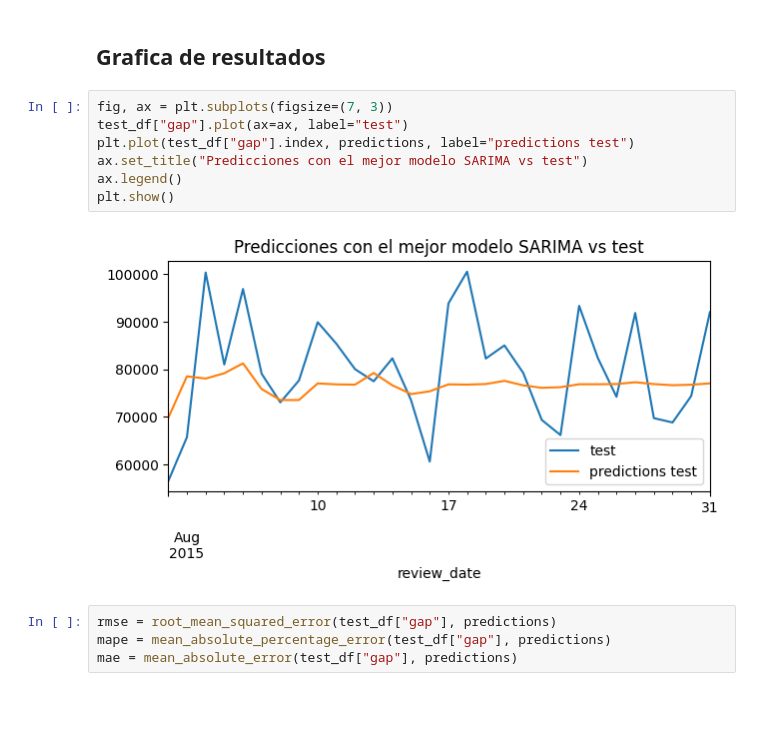
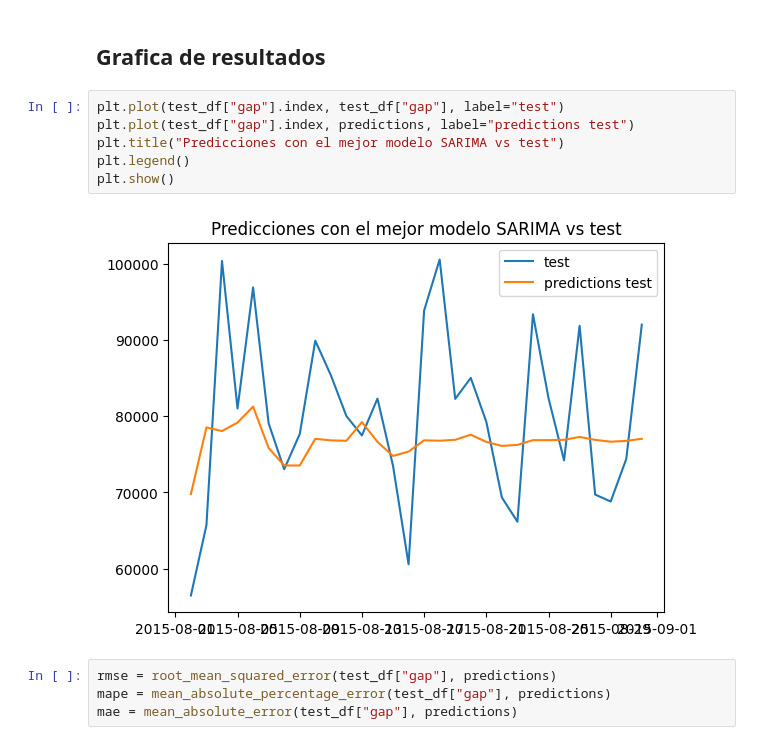
Before and after one commit to maestria-ds-eafit/proyecto-integrador-semestre-2, a Jupyter notebook: notebooks/time_series/arima/auto_sarima_enfoque_academico_practico.ipynb, the cells around one changed output. Cells and saved outputs as stored; diff of their text form; blank space fills up the shorter version.

Commit message:
Re-ran sarima results

```diff
--- a/notebooks/time_series/arima/auto_sarima_enfoque_academico_practico.ipynb
+++ b/notebooks/time_series/arima/auto_sarima_enfoque_academico_practico.ipynb
@@ -74,14 +74,13 @@ predictions = auto_sarima_model.predict(len(test_df["gap"]))
 # %% [markdown]
 ## Grafica de resultados
 # %%
-fig, ax = plt.subplots(figsize=(7, 3))
-test_df["gap"].plot(ax=ax, label="test")
+plt.plot(test_df["gap"].index, test_df["gap"], label="test")
 plt.plot(test_df["gap"].index, predictions, label="predictions test")
-ax.set_title("Predicciones con el mejor modelo SARIMA vs test")
-ax.legend()
+plt.title("Predicciones con el mejor modelo SARIMA vs test")
+plt.legend()
 plt.show()
 # %% [output]
-[figure, old version]
+[figure, new version]
 # %%
 rmse = root_mean_squared_error(test_df["gap"], predictions)
 mape = mean_absolute_percentage_error(test_df["gap"], predictions)
```
Also changed, not shown: parts of 3 cells of this notebook, 3 other files.
